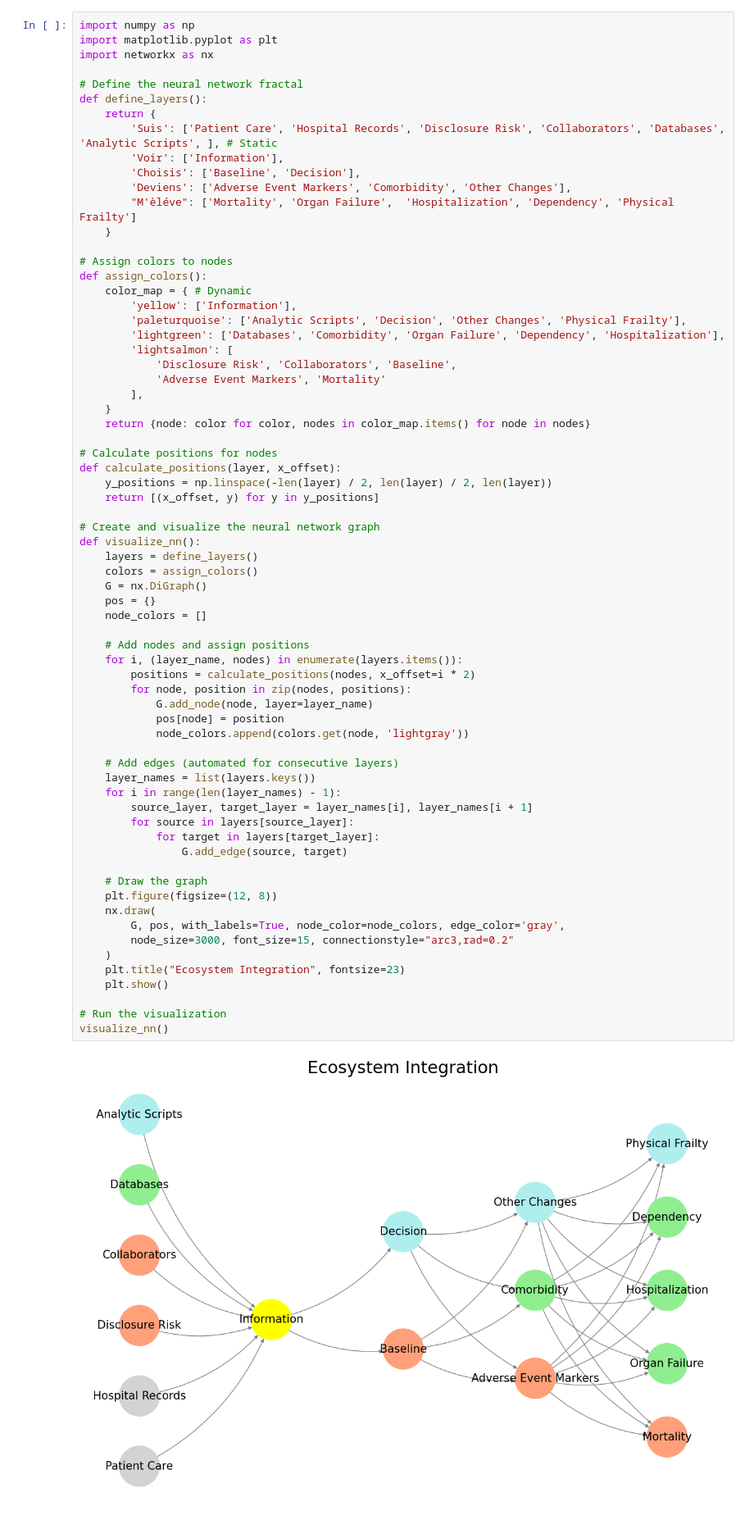
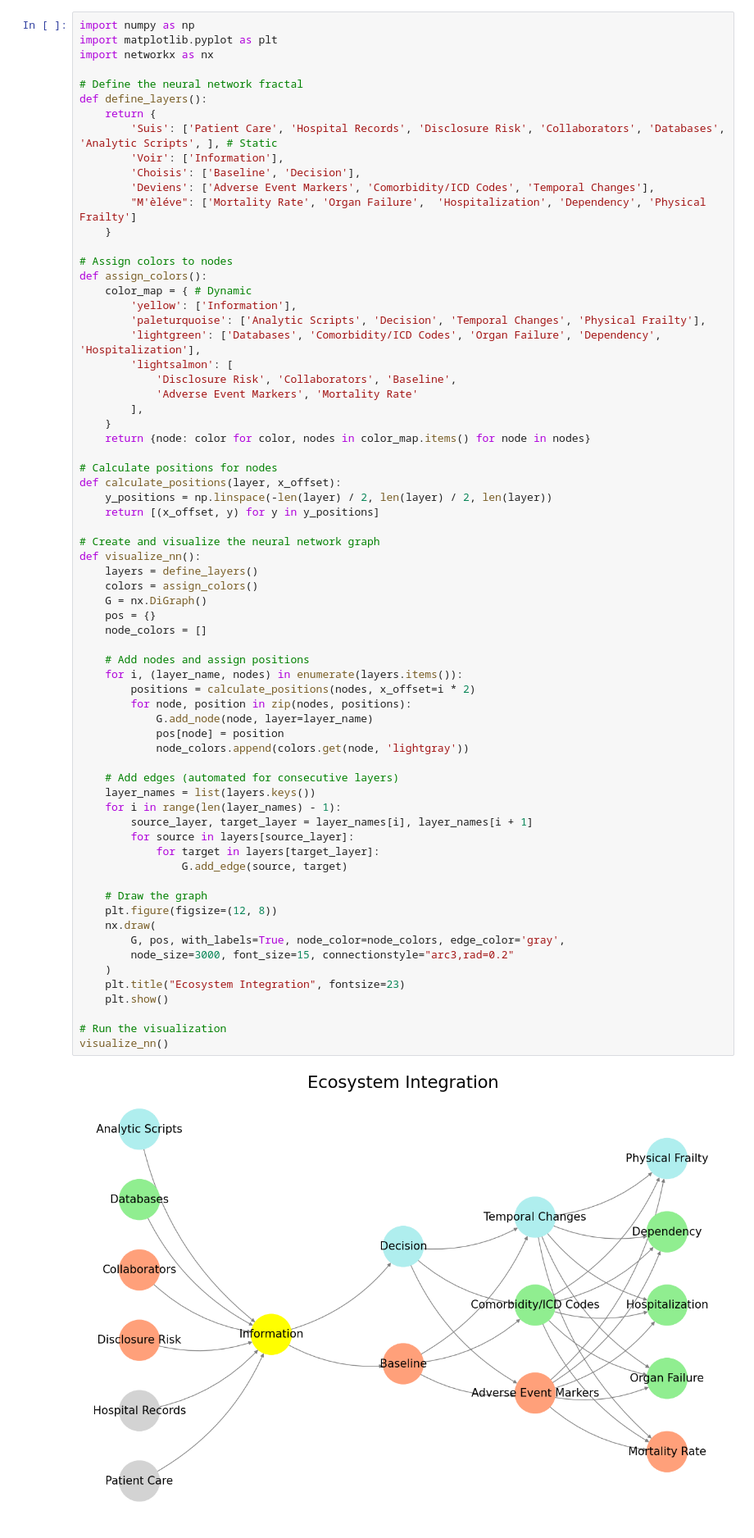
Before and after one commit to abikesa/donors, a Jupyter notebook: kitabo/ensi/_build/jupyter_execute/index.ipynb, the cells around one changed output. Shown at 82% size. Drawn from its saved outputs; the diff is of its cells as text.

````diff
--- a/kitabo/ensi/_build/jupyter_execute/index.ipynb
+++ b/kitabo/ensi/_build/jupyter_execute/index.ipynb
@@ -39,19 +39,19 @@ def define_layers():
         'Suis': ['Patient Care', 'Hospital Records', 'Disclosure Risk', 'Collaborators', 'Databases', 'Analytic Scripts', ], # Static
         'Voir': ['Information'],
         'Choisis': ['Baseline', 'Decision'],
-        'Deviens': ['Adverse Event Markers', 'Comorbidity', 'Other Changes'],
-        "M'èléve": ['Mortality', 'Organ Failure',  'Hospitalization', 'Dependency', 'Physical Frailty']
+        'Deviens': ['Adverse Event Markers', 'Comorbidity/ICD Codes', 'Temporal Changes'],
+        "M'èléve": ['Mortality Rate', 'Organ Failure',  'Hospitalization', 'Dependency', 'Physical Frailty']
     }
 
 # Assign colors to nodes
 def assign_colors():
     color_map = { # Dynamic
         'yellow': ['Information'],
-        'paleturquoise': ['Analytic Scripts', 'Decision', 'Other Changes', 'Physical Frailty'],
-        'lightgreen': ['Databases', 'Comorbidity', 'Organ Failure', 'Dependency', 'Hospitalization'],
+        'paleturquoise': ['Analytic Scripts', 'Decision', 'Temporal Changes', 'Physical Frailty'],
+        'lightgreen': ['Databases', 'Comorbidity/ICD Codes', 'Organ Failure', 'Dependency', 'Hospitalization'],
         'lightsalmon': [
             'Disclosure Risk', 'Collaborators', 'Baseline',
-            'Adverse Event Markers', 'Mortality'
+            'Adverse Event Markers', 'Mortality Rate'
         ],
     }
     return {node: color for color, nodes in color_map.items() for node in nodes}
@@ -70,34 +70,34 @@ def visualize_nn():
     node_colors = []
 
     # Add nodes and assign positions
     for i, (layer_name, nodes) in enumerate(layers.items()):
         positions = calculate_positions(nodes, x_offset=i * 2)
         for node, position in zip(nodes, positions):
             G.add_node(node, layer=layer_name)
             pos[node] = position
             node_colors.append(colors.get(node, 'lightgray'))
 
     # Add edges (automated for consecutive layers)
     layer_names = list(layers.keys())
     for i in range(len(layer_names) - 1):
         source_layer, target_layer = layer_names[i], layer_names[i + 1]
         for source in layers[source_layer]:
             for target in layers[target_layer]:
                 G.add_edge(source, target)
 
     # Draw the graph
     plt.figure(figsize=(12, 8))
     nx.draw(
         G, pos, with_labels=True, node_color=node_colors, edge_color='gray',
         node_size=3000, font_size=15, connectionstyle="arc3,rad=0.2"
     )
     plt.title("Ecosystem Integration", fontsize=23)
     plt.show()
 
 # Run the visualization
 visualize_nn()
 # %% [output]
-[figure, old version]
+[figure, new version]
 # %% [markdown]
 ```{figure} https://www.ledr.com/colours/white.jpg
 ---
````
Also changed, not shown: 15 other files.
